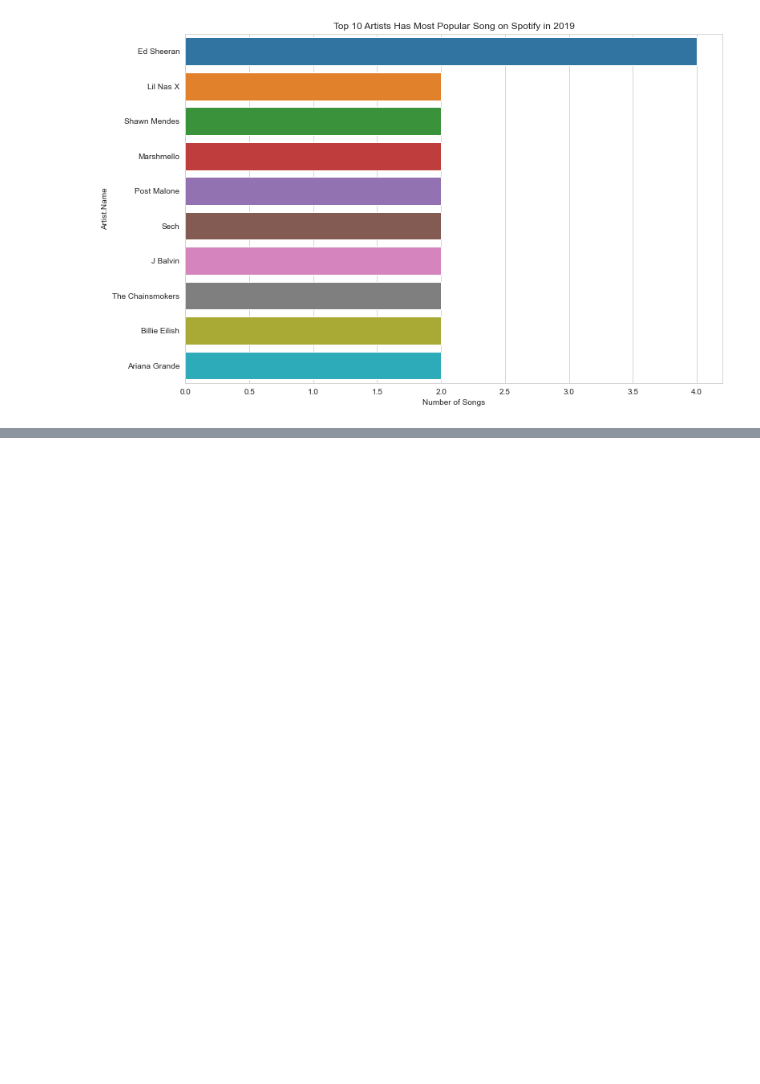
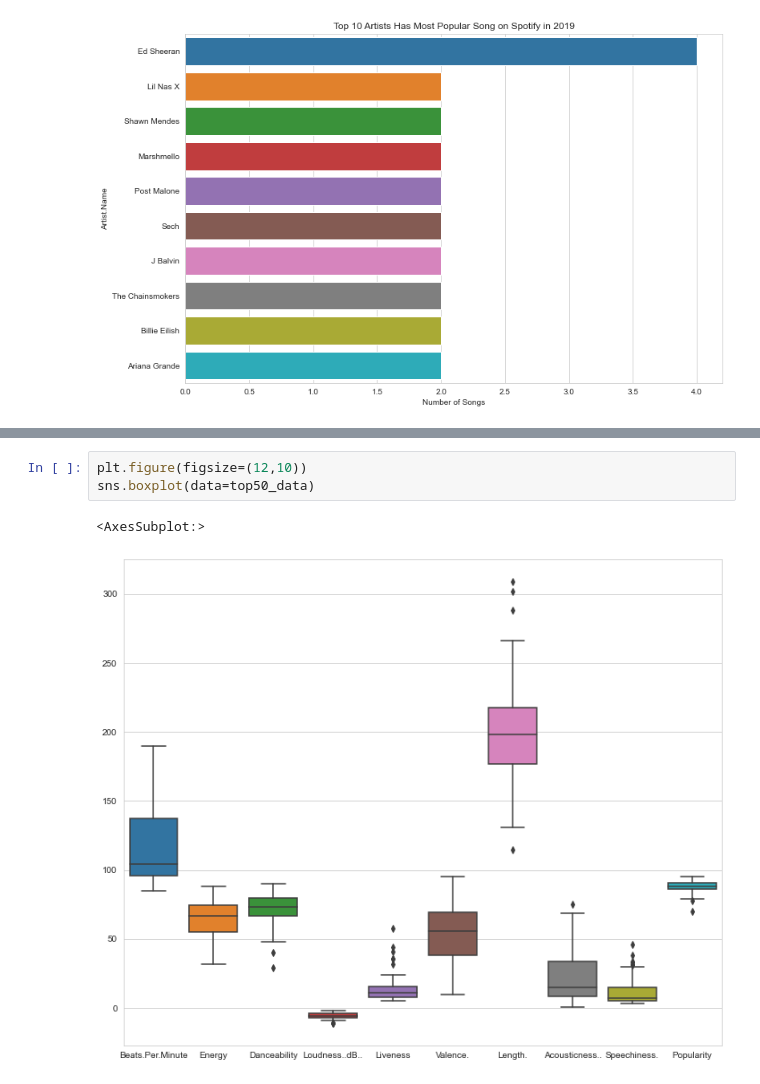
Before and after one commit to Kkyn-ltcode/data_science_repo, a Jupyter notebook: top_50_spotify_songs_2019/top50.ipynb, the cells around one changed output, grey strips where cells are left out. Saved outputs shown, nothing was run; the diff lists cells and outputs as text; blank space fills up the shorter version.

```diff
--- a/top_50_spotify_songs_2019/top50.ipynb
+++ b/top_50_spotify_songs_2019/top50.ipynb
@@ -49,0 +74,6 @@ top50
+# %%
+plt.figure(figsize=(12,10))
+sns.boxplot(data=top50_data)
+# %% [output]
+<AxesSubplot:>
+[figure, added]
```
Also changed, not shown: parts of 6 cells of this notebook.
